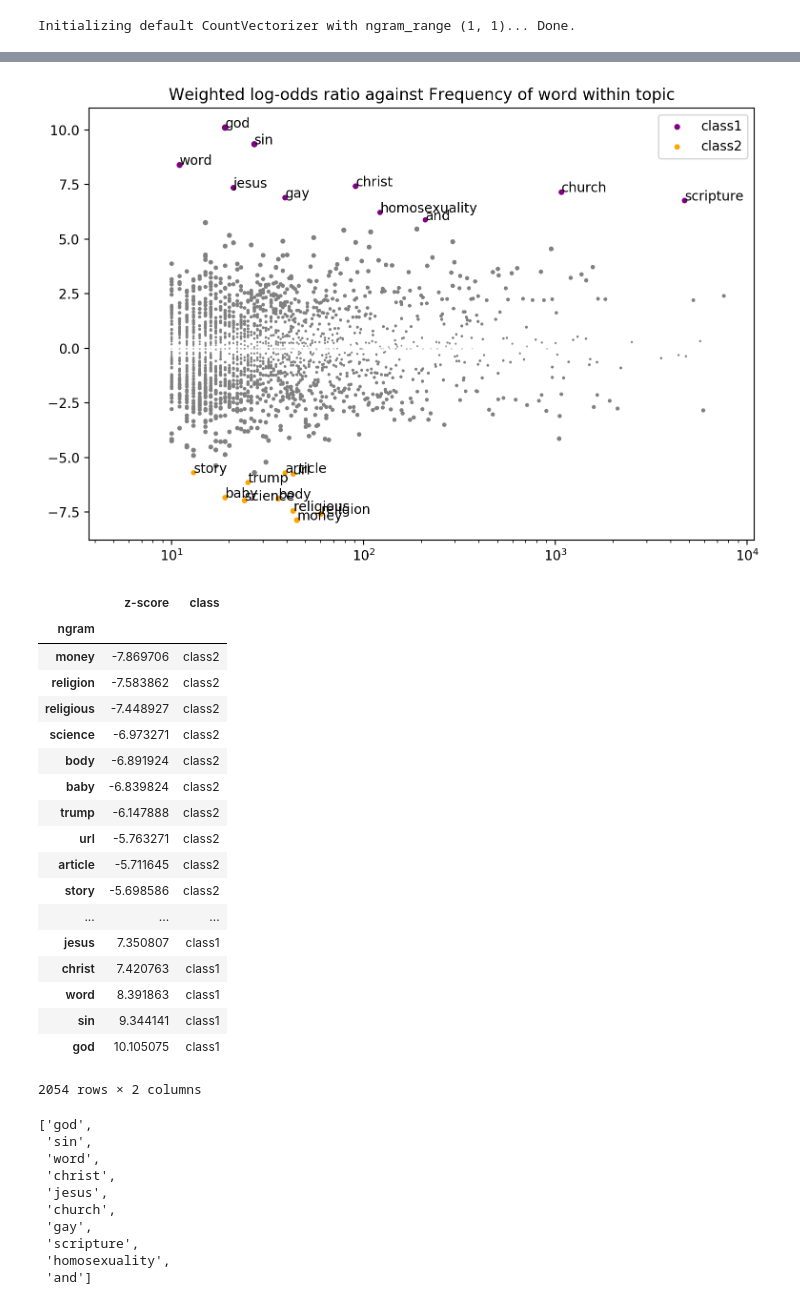
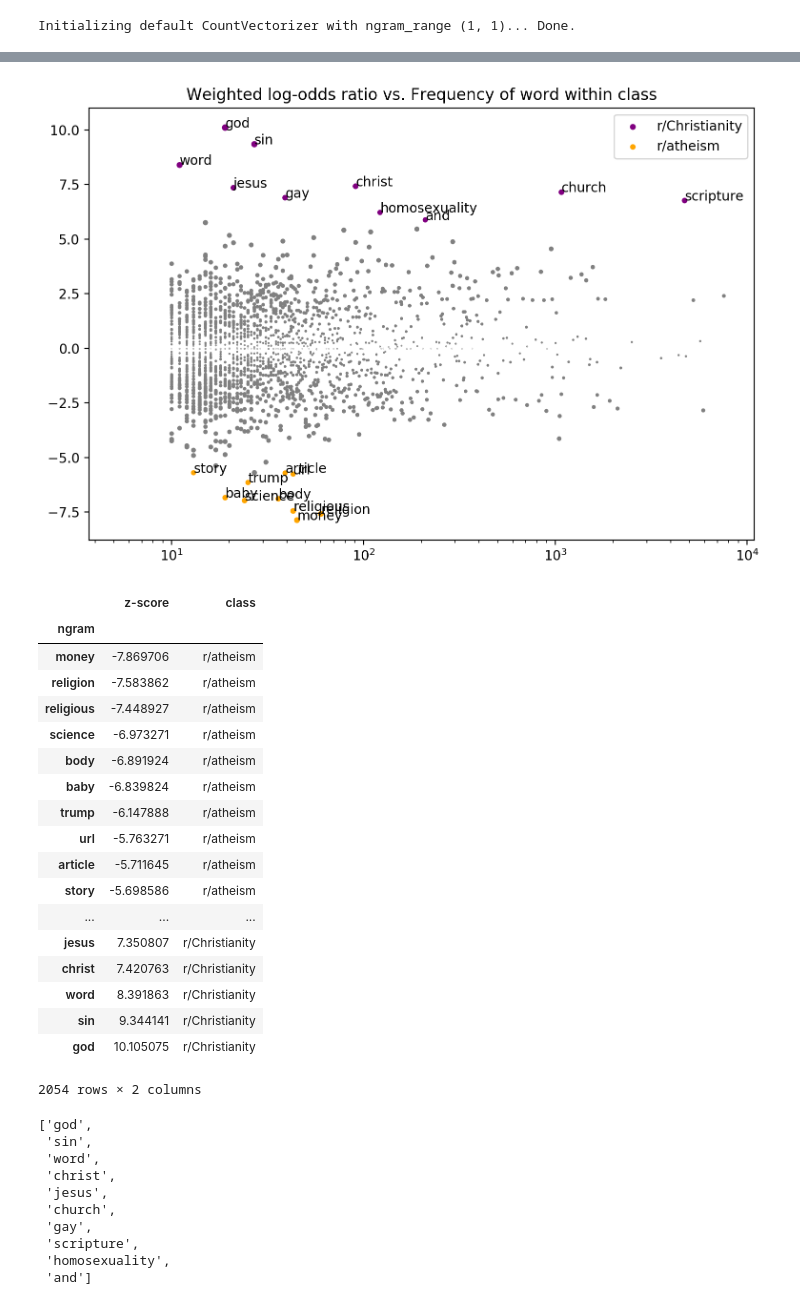
Before and after one commit to seanzhangkx8/ConvoKit, a Jupyter notebook: convokit/fighting_words/demos/fightingwords_demo.ipynb, the cells around one changed output, grey strips where cells are left out. Cells and saved outputs as stored; diff of their text form; code cells hidden in the pictures.

```diff
--- a/convokit/fighting_words/demos/fightingwords_demo.ipynb
+++ b/convokit/fighting_words/demos/fightingwords_demo.ipynb
@@ -28,27 +23,27 @@ ngram zscores computed.
 # %%
-df = fw.summarize(corpus, plot=True)
+df = fw.summarize(corpus, plot=True, class1_name='r/Christianity', class2_name='r/atheism')
 # %% [output]
-[figure, old version]
+[figure, new version]
 # %%
 df
 # %% [output]
 |  | z-score | class |
 | ngram |  |  |
-| money | -7.869706 | class2 |
-| religion | -7.583862 | class2 |
-| religious | -7.448927 | class2 |
-| science | -6.973271 | class2 |
-| body | -6.891924 | class2 |
-| baby | -6.839824 | class2 |
-| trump | -6.147888 | class2 |
-| url | -5.763271 | class2 |
-| article | -5.711645 | class2 |
-| story | -5.698586 | class2 |
+| money | -7.869706 | r/atheism |
+| religion | -7.583862 | r/atheism |
+| religious | -7.448927 | r/atheism |
+| science | -6.973271 | r/atheism |
+| body | -6.891924 | r/atheism |
+| baby | -6.839824 | r/atheism |
+| trump | -6.147888 | r/atheism |
+| url | -5.763271 | r/atheism |
+| article | -5.711645 | r/atheism |
+| story | -5.698586 | r/atheism |
 | ... | ... | ... |
-| jesus | 7.350807 | class1 |
-| christ | 7.420763 | class1 |
-| word | 8.391863 | class1 |
-| sin | 9.344141 | class1 |
-| god | 10.105075 | class1 |
+| jesus | 7.350807 | r/Christianity |
+| christ | 7.420763 | r/Christianity |
+| word | 8.391863 | r/Christianity |
+| sin | 9.344141 | r/Christianity |
+| god | 10.105075 | r/Christianity |
 2054 rows × 2 columns
 # %%
```
Also changed, not shown: parts of 9 cells of this notebook, 1 other file.
